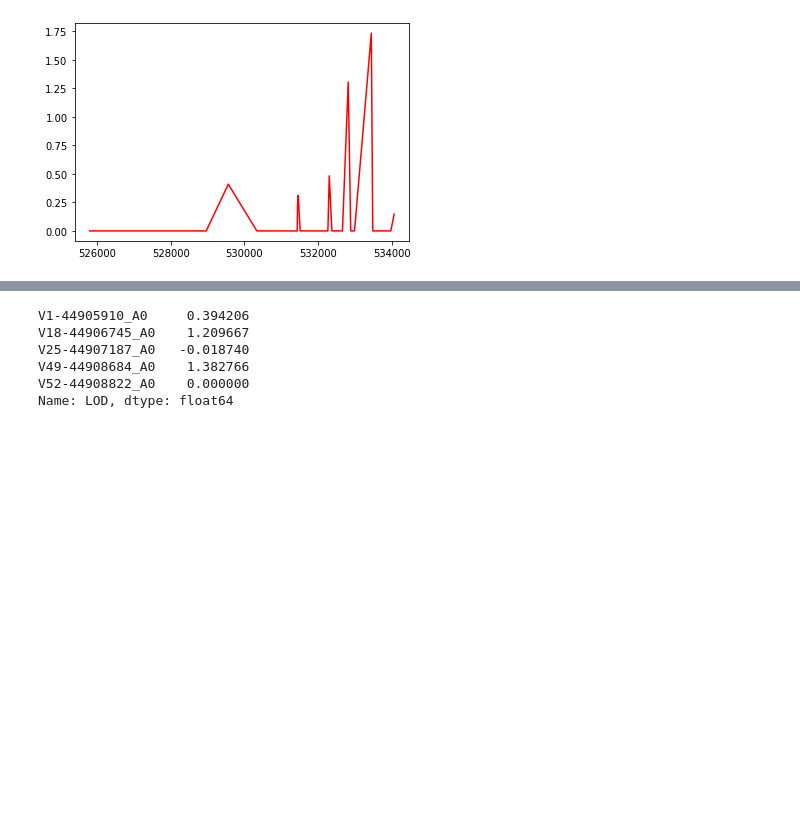
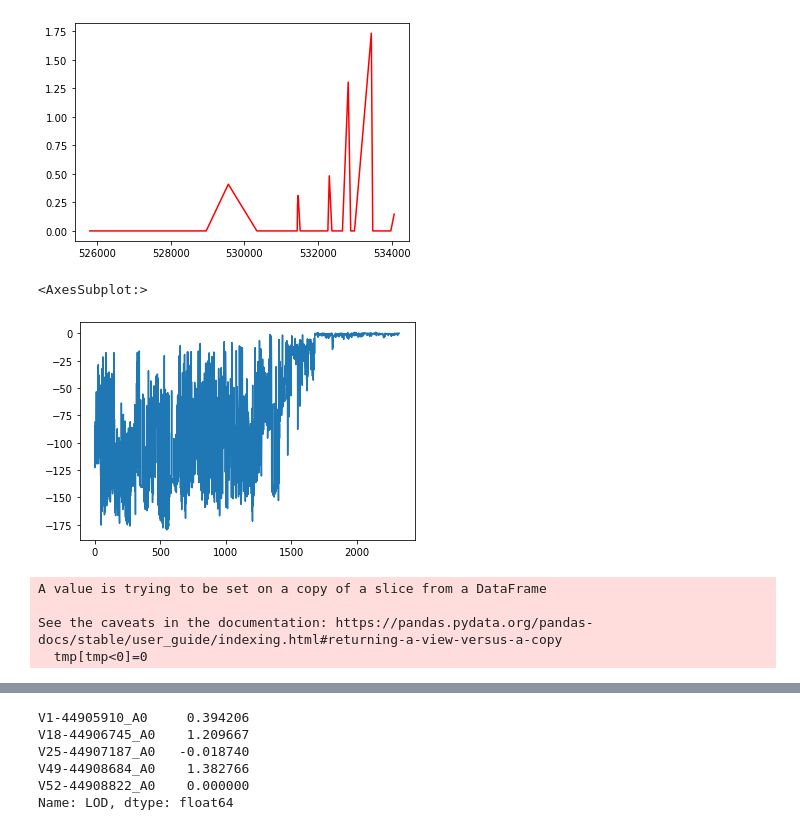
Before and after one commit to gaow/SEQLinkage, a Jupyter notebook: nbs/linkage_analysis.ipynb, the cells around one changed output, grey strips where cells are left out. Drawn from its saved outputs; the diff is of its cells as text; code cells hidden in the pictures; blank space fills up the shorter version.

```diff
--- a/nbs/linkage_analysis.ipynb
+++ b/nbs/linkage_analysis.ipynb
@@ -311,3 +313,11 @@ smy_ress[(smy_ress.POS>44905795) & (smy_ress.POS<44909395)].LOD.plot(color='red'
 # %% [output]
 <AxesSubplot:>
 [figure]
+# %%
+with open('../data/wg20220311/chr19test/CACHE/chr19test43cutoff0.05.result', 'rb') as handle:
+    smy_res_popcom = pickle.load(handle)
+# %%
+smy_res_popcom.LOD.plot()
+# %% [output]
+<AxesSubplot:>
+[figure, added]
@@ -313,0 +326,7 @@ smy_ress[(smy_ress.POS>44905795) & (smy_ress.POS<44909395)].LOD.plot(color='red'
+# %%
+tmp[tmp<0]=0
+# %% [output]
+A value is trying to be set on a copy of a slice from a DataFrame
+
+See the caveats in the documentation: https://pandas.pydata.org/pandas-docs/stable/user_guide/indexing.html#returning-a-view-versus-a-copy
+  tmp[tmp<0]=0
```
Also changed, not shown: parts of 47 cells of this notebook, 3 other files.
